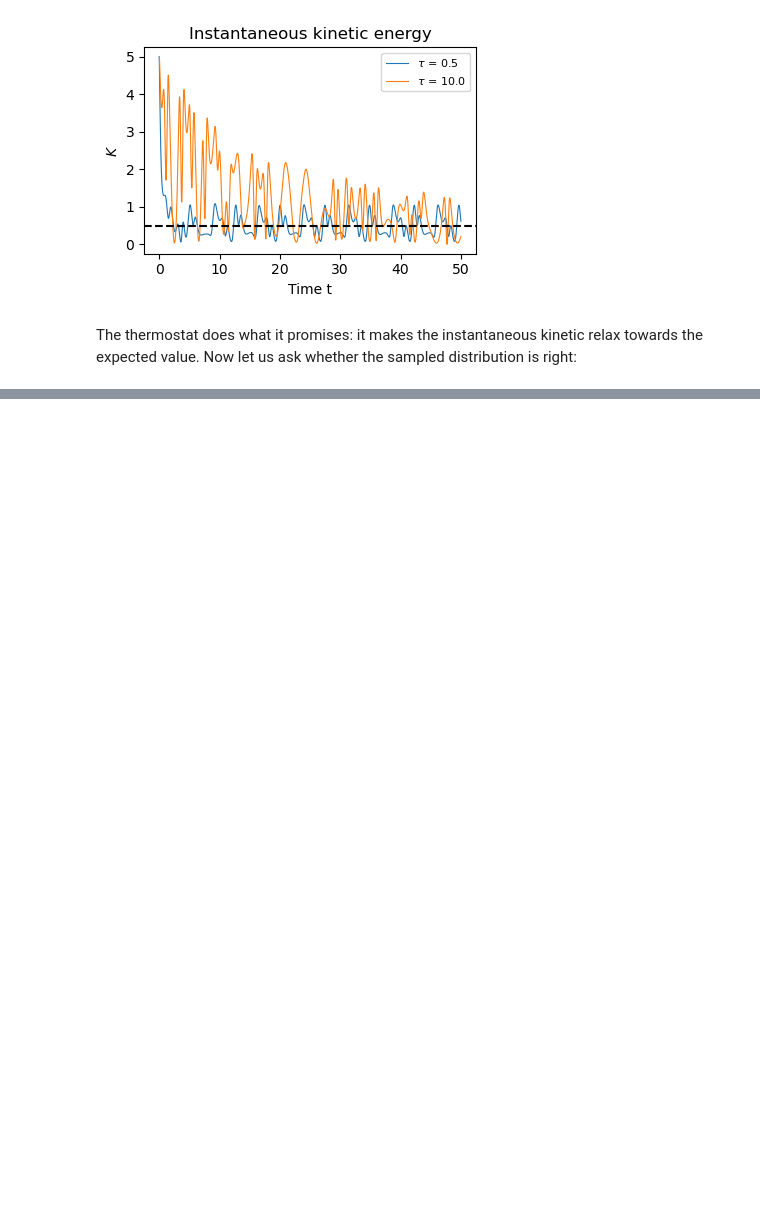
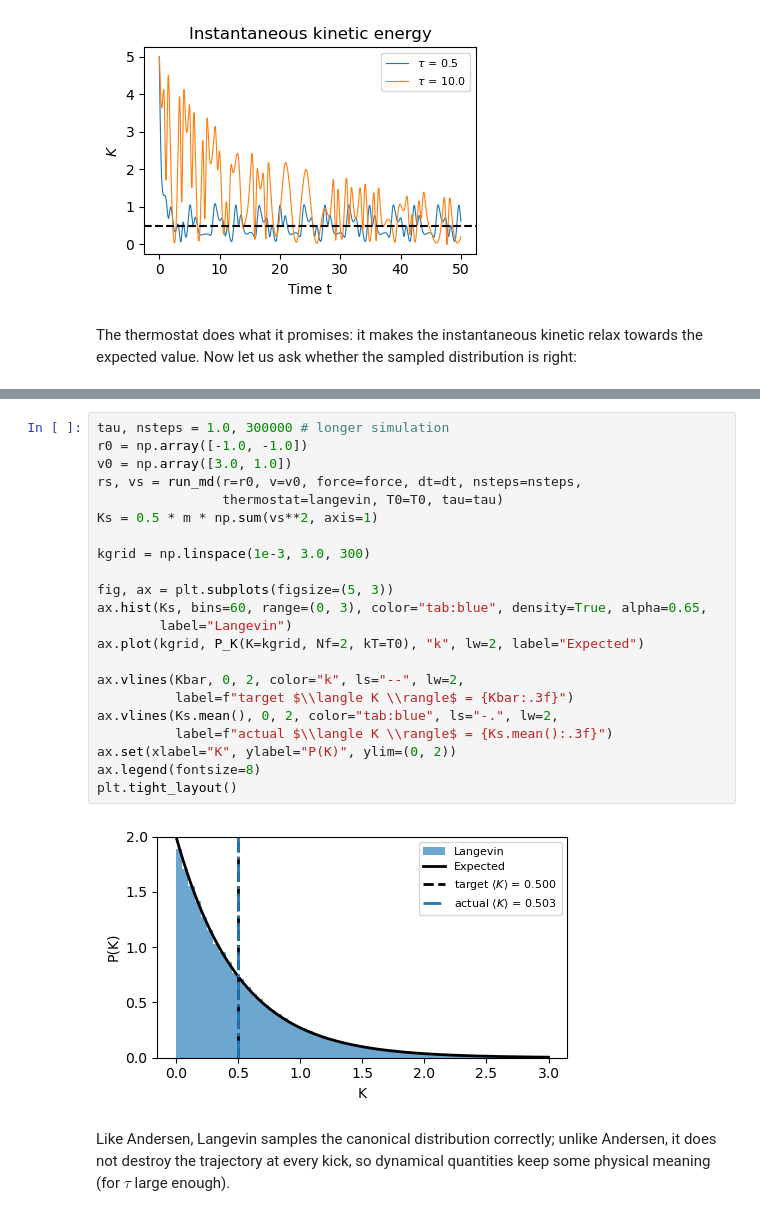
Before and after one commit to vdeltatto/CompBioSchool, a Jupyter notebook: Day_1/day1_handson_verlet_thermostats.ipynb, the cells around one changed output, grey strips where cells are left out. Saved outputs shown, nothing was run; the diff lists cells and outputs as text; blank space fills up the shorter version.

```diff
--- a/Day_1/day1_handson_verlet_thermostats.ipynb
+++ b/Day_1/day1_handson_verlet_thermostats.ipynb
@@ -527,0 +591,26 @@ plt.tight_layout()
+# %%
+tau, nsteps = 1.0, 300000 # longer simulation
+r0 = np.array([-1.0, -1.0])
+v0 = np.array([3.0, 1.0])
+rs, vs = run_md(r=r0, v=v0, force=force, dt=dt, nsteps=nsteps,
+                thermostat=langevin, T0=T0, tau=tau)
+Ks = 0.5 * m * np.sum(vs**2, axis=1)
+
+kgrid = np.linspace(1e-3, 3.0, 300)
+
+fig, ax = plt.subplots(figsize=(5, 3))
+ax.hist(Ks, bins=60, range=(0, 3), color="tab:blue", density=True, alpha=0.65,
+        label="Langevin")
+ax.plot(kgrid, P_K(K=kgrid, Nf=2, kT=T0), "k", lw=2, label="Expected")
+
+ax.vlines(Kbar, 0, 2, color="k", ls="--", lw=2,
+          label=f"target $\\langle K \\rangle$ = {Kbar:.3f}")
+ax.vlines(Ks.mean(), 0, 2, color="tab:blue", ls="-.", lw=2,
+          label=f"actual $\\langle K \\rangle$ = {Ks.mean():.3f}")
+ax.set(xlabel="K", ylabel="P(K)", ylim=(0, 2))
+ax.legend(fontsize=8)
+plt.tight_layout()
+# %% [output]
+[figure, added]
+# %% [markdown]
+Like Andersen, Langevin samples the canonical distribution correctly; unlike Andersen, it does not destroy the trajectory at every kick, so dynamical quantities keep some physical meaning (for $\tau$ large enough).
```
Also changed, not shown: parts of 25 cells of this notebook, 32 other files.
